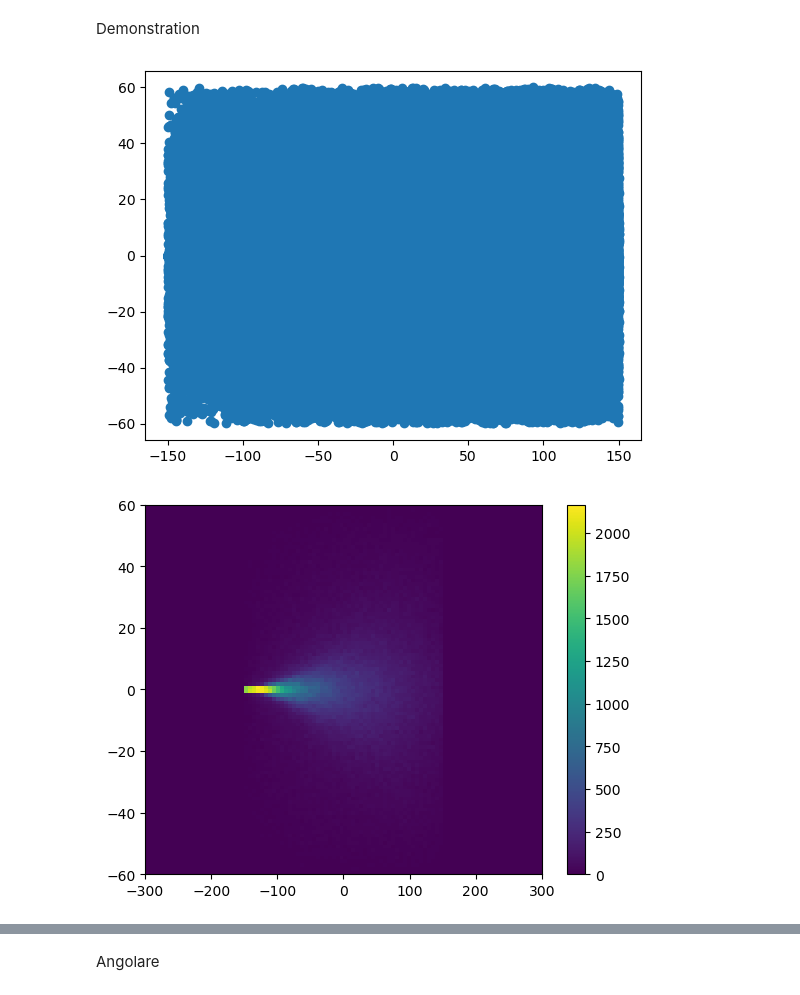
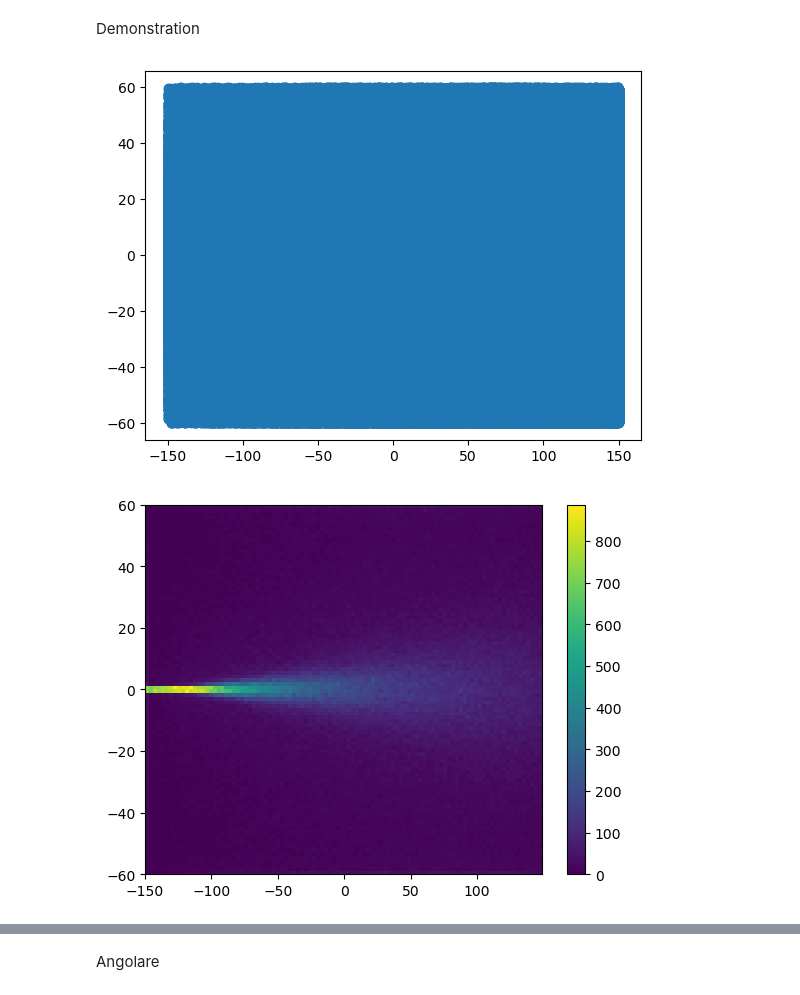
Before and after one commit to francescouni0/Online-Monitoring, a Jupyter notebook: Brem.ipynb, the cells around one changed output, grey strips where cells are left out. Drawn from its saved outputs; the diff is of its cells as text; code cells hidden in the pictures.

```diff
--- a/Brem.ipynb
+++ b/Brem.ipynb
@@ -129,26 +129,26 @@ plt.show()
 # %% [markdown]
 Demonstration
 # %%
-csv_file_path3 = 'build/gamma_entering_particles.csv'
+csv_file_path3 = 'dati/cilindrofan/150mev/coll/gamma_entering_particles.csv'
 
 
 df_gamma = pd.read_csv(csv_file_path3, delimiter=',', header=None, names=['Energy', 'X', 'Y', 'Z','pX', 'pY', 'pZ','evt'])
 
 
-plt.scatter(df_gamma['X'], df_gamma['Y'], label='C11',)
+plt.scatter(df_gamma['X'], df_gamma['Y'])
 #plt.xlim(-150, 150)
 #plt.ylim(-100, 100)
 plt.show()
 # %% [output]
-[figure, old version]
+[figure, new version]
 # %%
 
 mask = ~np.isclose(df_gamma['Energy'], 510.99, atol=0.1 * 510.99)
 df_gamma_filtered = df_gamma[mask]
 # %%
-plt.hist2d(df_gamma['X'], df_gamma['Y'], bins=(100,100), cmap='viridis',range=[[-300, 300], [-60, 60]])
+plt.hist2d(df_gamma_filtered['X'], df_gamma_filtered['Y'], bins=(100,100), cmap='viridis',range=[[-150, 149], [-60, 60]])
 plt.colorbar()
 plt.show()
 # %% [output]
-[figure, old version]
+[figure, new version]
 # %%
```
Also changed, not shown: parts of 3 cells of this notebook, 6 other files.
